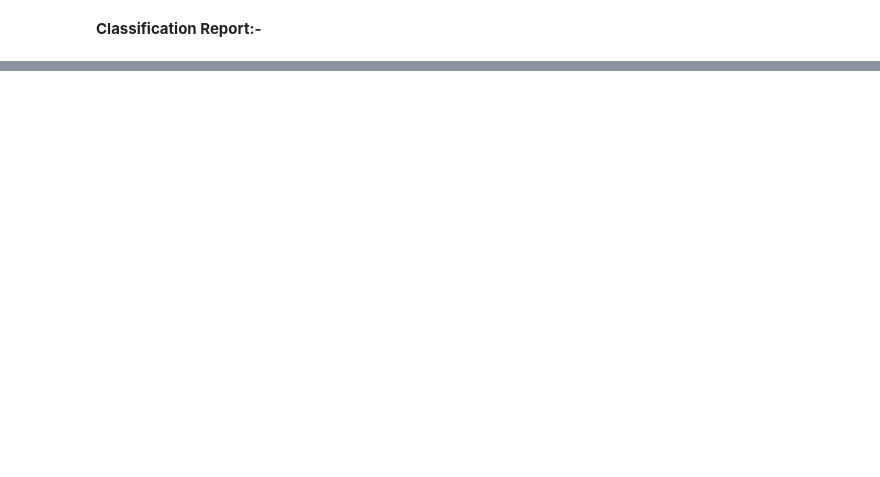
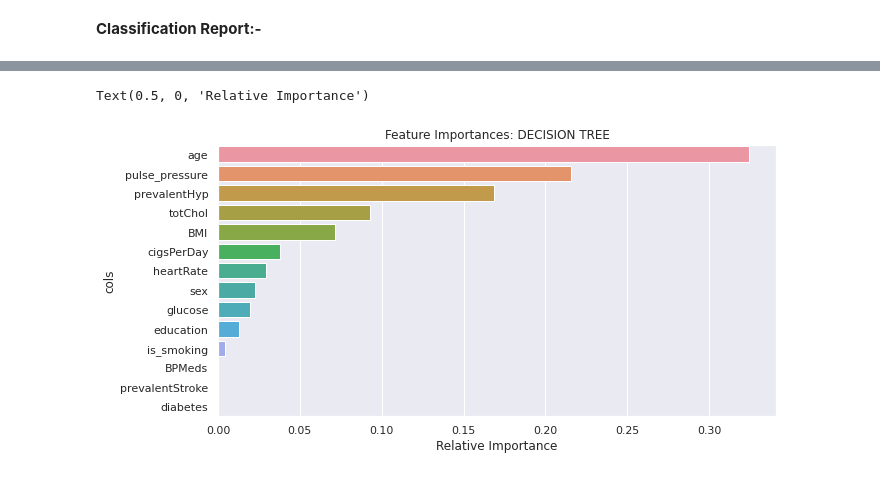
Before and after one commit to vir097/Cardiovascular-Risk-Prediction--Viral-Shewale, a Jupyter notebook: Cardiovascular_risk_prediction_Viral_Shewale.ipynb, the cells around one changed output, grey strips where cells are left out. Cells and saved outputs as stored; diff of their text form; code cells hidden in the pictures; blank space fills up the shorter version.

```diff
--- a/Cardiovascular_risk_prediction_Viral_Shewale.ipynb
+++ b/Cardiovascular_risk_prediction_Viral_Shewale.ipynb
@@ -1066,0 +1078,9 @@ weighted avg       0.80      0.66      0.71       848
+# %%
+# building knn model with best parameters
+svm_model = SVC(C=svm_best_params['C'],
+                gamma=svm_best_params['gamma'],
+                kernel=svm_best_params['kernel']
+                )
+
+# training the model
+svm_model.fit(X_smote_scaled, y_smote)
@@ -1066,0 +1212,16 @@ weighted avg       0.80      0.66      0.71       848
+# %%
+# random forest model
+rf_model = RandomForestClassifier(random_state=0)
+rf_params = {'n_estimators':[500],                    # limited due to computational power availability
+             'max_depth':np.arange(1,6),
+             'min_samples_split':np.arange(0.1,1,0.1),
+             'min_samples_leaf':np.arange(0.1,0.6,0.1)}
+
+
+# using gridsearchcv to find best parameters
+rf_gridsearch = GridSearchCV(rf_model,rf_params,cv=5,scoring='recall')
+rf_gridsearch.fit(X_smote,y_smote)
+rf_best_params = rf_gridsearch.best_params_
+
+# print best parameters
+rf_best_params
@@ -1066,0 +1233,10 @@ weighted avg       0.80      0.66      0.71       848
+# %%
+# Fitting RF model with best parameters
+rf_model = RandomForestClassifier(n_estimators=rf_best_params['n_estimators'],
+                                  min_samples_leaf=rf_best_params['min_samples_leaf'],
+                                  min_samples_split=rf_best_params['min_samples_split'],
+                                  max_depth=rf_best_params['max_depth'],
+                                  random_state=0)
+
+# fit dataset
+rf_model.fit(X_smote,y_smote)
@@ -1066,0 +1270,13 @@ weighted avg       0.80      0.66      0.71       848
+# %%
+# feature importance
+feature_names = X_train.columns
+feature_imp = pd.DataFrame({'cols':feature_names, 'imp':rf_model.feature_importances_}).sort_values('imp', ascending=False).reset_index()
+
+# visualising Feature importances
+plt.figure(figsize=(10,5))
+sns.barplot(data = feature_imp, y = 'cols', x = 'imp')
+plt.title('Feature Importances: DECISION TREE')
+plt.xlabel('Relative Importance')
+# %% [output]
+Text(0.5, 0, 'Relative Importance')
+[figure, added]
```
Also changed, not shown: parts of 35 cells of this notebook.
